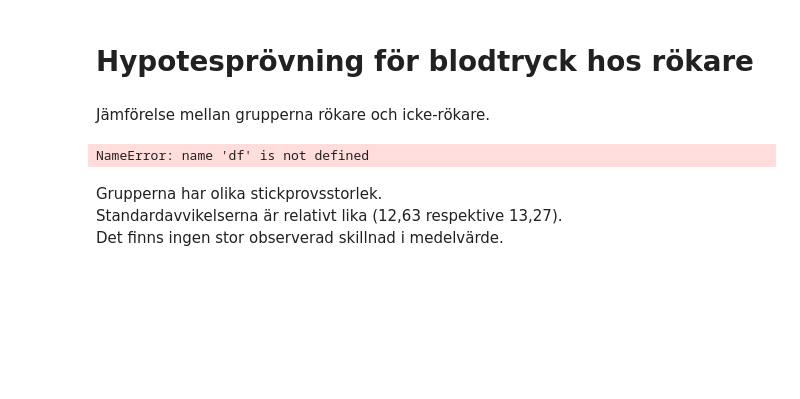
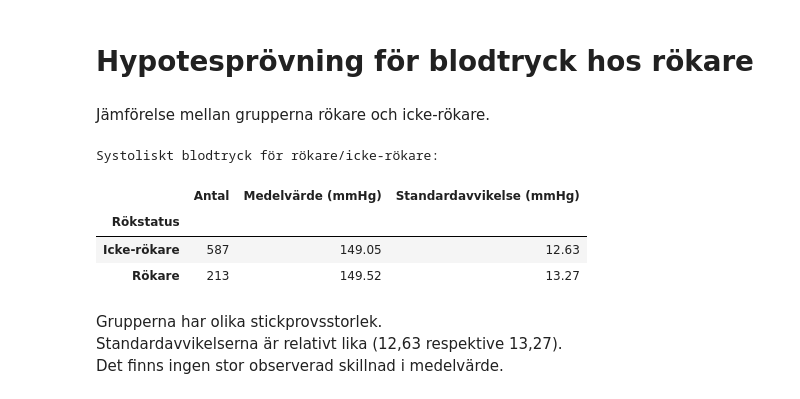
Before and after one commit to Hakan-Fridlund/PYSTDA45-assignment_health_study, a Jupyter notebook: notebooks/health_study_part2.ipynb, the cells around one changed output. Saved outputs shown, nothing was run; the diff lists cells and outputs as text; code cells hidden in the pictures; blank space fills up the shorter version.

```diff
--- a/notebooks/health_study_part2.ipynb
+++ b/notebooks/health_study_part2.ipynb
@@ -322,14 +322,14 @@ Jag väljer därför normalapproximationen som huvudmetod i denna rapport efters
 # %% [markdown]
 Jämförelse mellan grupperna rökare och icke-rökare.
 # %%
-smoking_stats = (
-    df.groupby("smoker", observed=True)["systolic_bp"]
-    .agg(["count", "mean", "std"])
-).round(2)
-
-smoking_stats
+print('Systoliskt blodtryck för rökare/icke-rökare:')
+analyzer.smoking_blood_pressure_stats()
 # %% [output]
-NameError: name 'df' is not defined
+Systoliskt blodtryck för rökare/icke-rökare:
+|  | Antal | Medelvärde (mmHg) | Standardavvikelse (mmHg) |
+| Rökstatus |  |  |  |
+| Icke-rökare | 587 | 149.05 | 12.63 |
+| Rökare | 213 | 149.52 | 13.27 |
 # %% [markdown]
 Grupperna har olika stickprovsstorlek.
 Standardavvikelserna är relativt lika (12,63 respektive 13,27).
```
Also changed, not shown: parts of 6 cells of this notebook, 2 other files.
